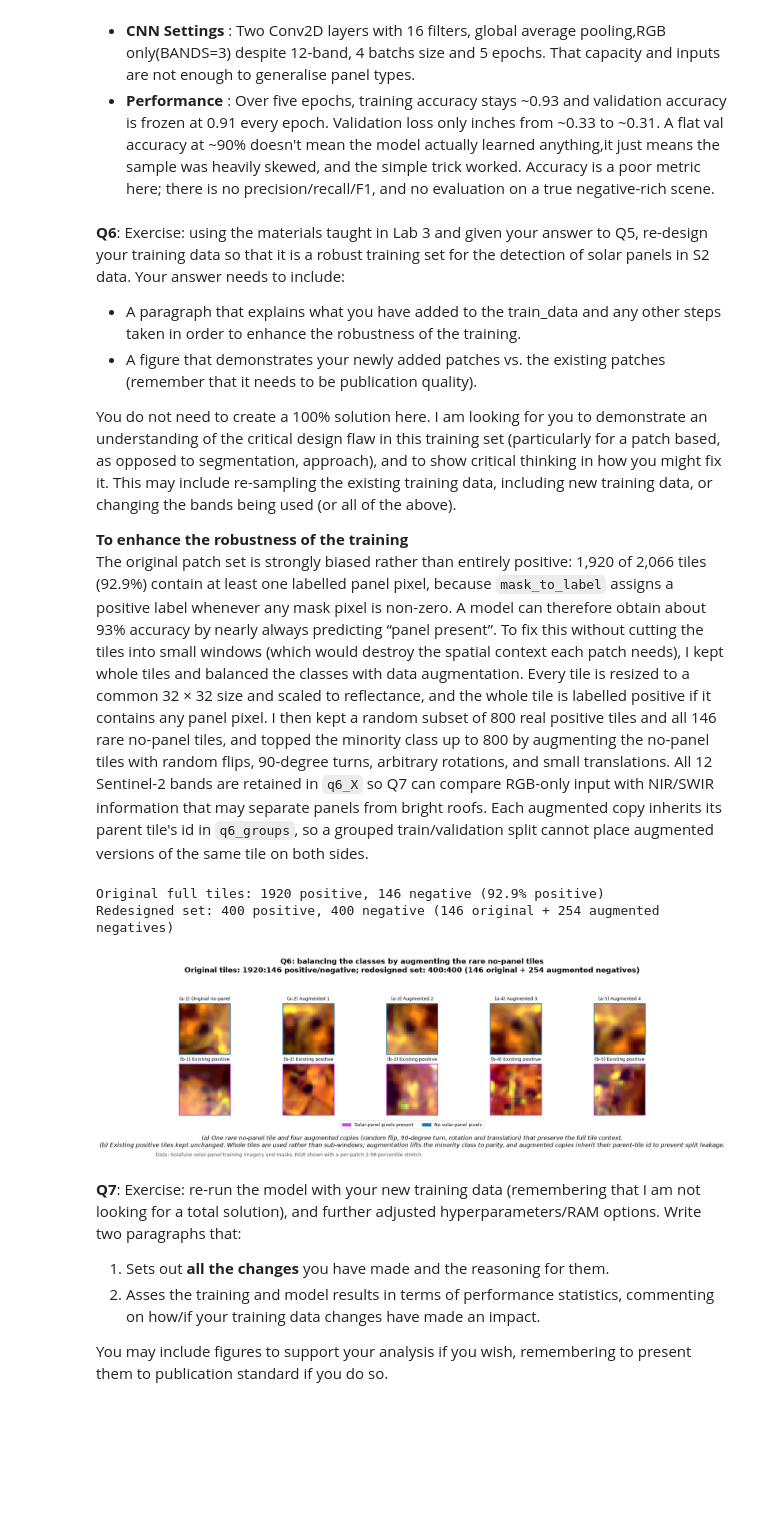
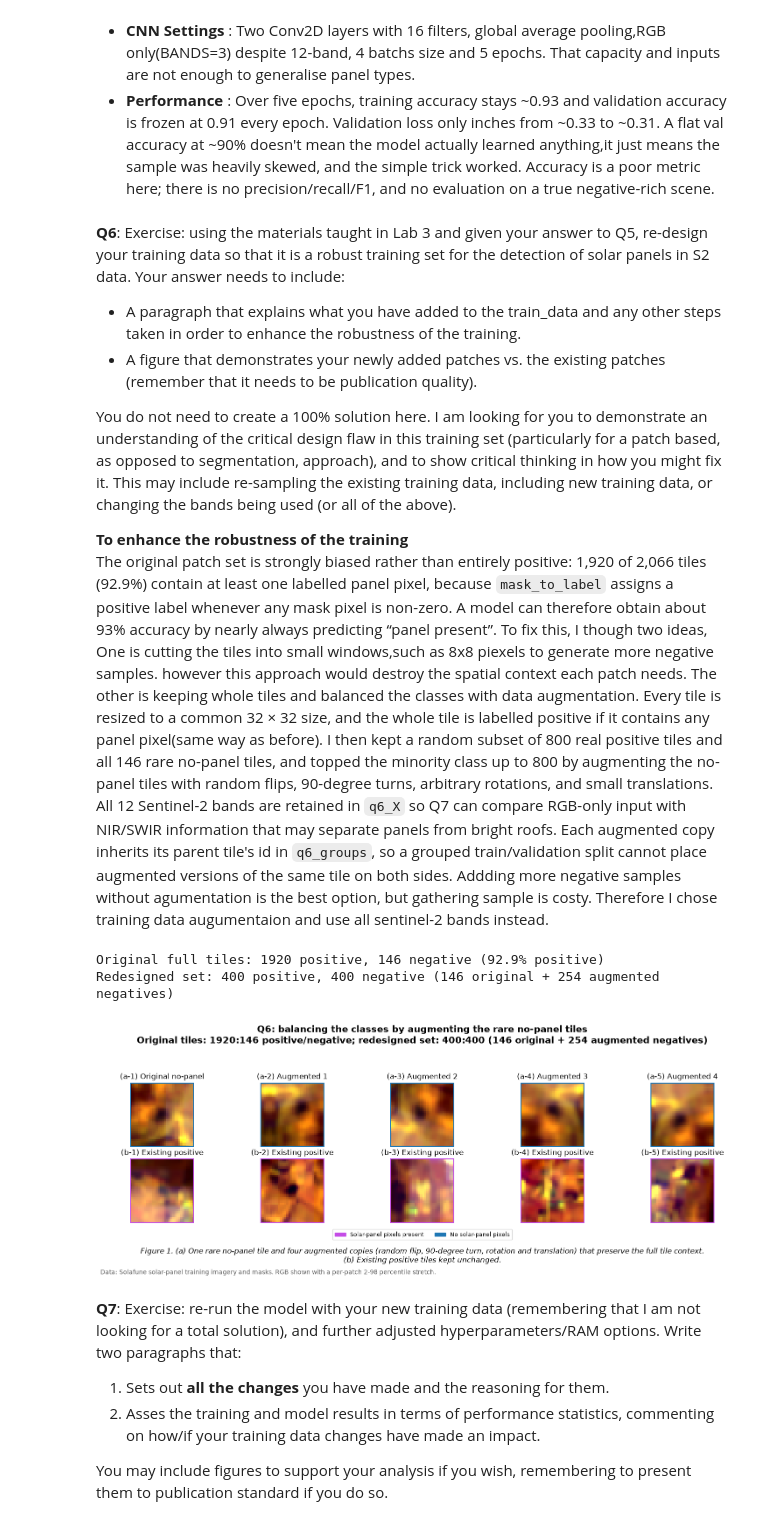
Before and after one commit to dongwook-uoa/SatelliteDataAI-UOA, a Jupyter notebook: Lab-Notebooks/761_Lab4.ipynb, the cells around one changed output. Drawn from its saved outputs; the diff is of its cells as text; code cells hidden in the pictures; blank space fills up the shorter version.

```diff
--- a/Lab-Notebooks/761_Lab4.ipynb
+++ b/Lab-Notebooks/761_Lab4.ipynb
@@ -514,7 +514,7 @@ Remembering that this is a effectively still a toy CNN with tiny data, we can se
 You do not need to create a 100% solution here. I am looking for you to demonstrate an understanding of the critical design flaw in this training set (particularly for a patch based, as opposed to segmentation, approach), and to show critical thinking in how you might fix it. This may include re-sampling the existing training data, including new training data, or changing the bands being used (or all of the above).
 
 **To enhance the robustness of the training**
-The original patch set is strongly biased rather than entirely positive: 1,920 of 2,066 tiles (92.9%) contain at least one labelled panel pixel, because `mask_to_label` assigns a positive label whenever any mask pixel is non-zero. A model can therefore obtain about 93% accuracy by nearly always predicting “panel present”. To fix this without cutting the tiles into small windows (which would destroy the spatial context each patch needs), I kept whole tiles and balanced the classes with data augmentation. Every tile is resized to a common 32 × 32 size and scaled to reflectance, and the whole tile is labelled positive if it contains any panel pixel. I then kept a random subset of 800 real positive tiles and all 146 rare no-panel tiles, and topped the minority class up to 800 by augmenting the no-panel tiles with random flips, 90-degree turns, arbitrary rotations, and small translations. All 12 Sentinel-2 bands are retained in `q6_X` so Q7 can compare RGB-only input with NIR/SWIR information that may separate panels from bright roofs. Each augmented copy inherits its parent tile's id in `q6_groups`, so a grouped train/validation split cannot place augmented versions of the same tile on both sides.
+The original patch set is strongly biased rather than entirely positive: 1,920 of 2,066 tiles (92.9%) contain at least one labelled panel pixel, because `mask_to_label` assigns a positive label whenever any mask pixel is non-zero. A model can therefore obtain about 93% accuracy by nearly always predicting “panel present”. To fix this, I though two ideas, One is cutting the tiles into small windows,such as 8x8 piexels to generate more negative samples. however this approach would destroy the spatial context each patch needs. The other is keeping whole tiles and balanced the classes with data augmentation. Every tile is resized to a common 32 × 32 size, and the whole tile is labelled positive if it contains any panel pixel(same way as before). I then kept a random subset of 800 real positive tiles and all 146 rare no-panel tiles, and topped the minority class up to 800 by augmenting the no-panel tiles with random flips, 90-degree turns, arbitrary rotations, and small translations. All 12 Sentinel-2 bands are retained in `q6_X` so Q7 can compare RGB-only input with NIR/SWIR information that may separate panels from bright roofs. Each augmented copy inherits its parent tile's id in `q6_groups`, so a grouped train/validation split cannot place augmented versions of the same tile on both sides. Addding more negative samples without agumentation is the best option, but gathering sample is costy. Therefore I chose training data augumentaion and use all sentinel-2 bands instead.
 # %%
 # Q6: balance the classes by augmenting the minority (no-panel) full tiles
 import matplotlib.pyplot as plt
@@ -641,7 +641,7 @@ for col_index in range(5):
         (-0.5, -0.5), Q6_PATCH_SIZE, Q6_PATCH_SIZE,
         linewidth=3, edgecolor=q6_neg_colour, facecolor='none',
     ))
-    ax.set_title(f'(a-{col_index + 1}) {q6_neg_titles[col_index]}', fontsize=9)
+    ax.set_title(f'(a-{col_index + 1}) {q6_neg_titles[col_index]}', fontsize=12)
     ax.axis('off')
 
 for col_index in range(5):
@@ -651,7 +651,7 @@ for col_index in range(5):
         (-0.5, -0.5), Q6_PATCH_SIZE, Q6_PATCH_SIZE,
         linewidth=3, edgecolor=q6_pos_colour, facecolor='none',
     ))
-    ax.set_title(f'(b-{col_index + 1}) Existing positive', fontsize=9)
+    ax.set_title(f'(b-{col_index + 1}) Existing positive', fontsize=12)
     ax.axis('off')
 
 legend_patches = [
@@ -660,37 +660,36 @@ legend_patches = [
 ]
 fig.legend(
     handles=legend_patches,
     loc='lower center', ncol=2, fontsize=9, frameon=True,
     bbox_to_anchor=(0.5, 0.13),
 )
 fig.suptitle(
     'Q6: balancing the classes by augmenting the rare no-panel tiles\n'
     f'Original tiles: {original_positive_count}:{original_negative_count} positive/negative; '
     f'redesigned set: {len(q6_pos_patches)}:{len(q6_neg_patches)} '
     f'({n_original_neg} original + {n_augmented_neg} augmented negatives)',
     fontsize=15, fontweight='bold', y=0.96,
 )
 fig.text(
     0.5, 0.055,
-    '(a) One rare no-panel tile and four augmented copies (random flip, 90-degree turn, rotation and translation) '
+    'Figure 1. (a) One rare no-panel tile and four augmented copies (random flip, 90-degree turn, rotation and translation) '
     'that preserve the full tile context.\n'
-    '(b) Existing positive tiles kept unchanged. Whole tiles are used rather than sub-windows; augmentation lifts the '
-    'minority class to parity, and augmented copies inherit their parent-tile id to prevent split leakage.',
+    '(b) Existing positive tiles kept unchanged.',
     ha='center', fontsize=12, style='italic',
 )
 fig.text(
     0.01, 0.01,
     'Data: Solafune solar-panel training imagery and masks. RGB shown with a per-patch 2-98 percentile stretch.',
     ha='left', fontsize=10, color='0.35',
 )
 
 plt.tight_layout(rect=[0, 0.18, 1, 0.90])
 fig.savefig('figures/lab4_q6_positive_negative_patches.png', dpi=300, bbox_inches='tight')
 plt.show()
 # %% [output]
 Original full tiles: 1920 positive, 146 negative (92.9% positive)
 Redesigned set: 400 positive, 400 negative (146 original + 254 augmented negatives)
-[figure, old version]
+[figure, new version]
 # %% [markdown]
 **Q7**: Exercise: re-run the model with your new training data (remembering that I am not looking for a total solution), and further adjusted hyperparameters/RAM options. Write two paragraphs that:
 1. Sets out **all the changes** you have made and the reasoning for them.
```
Also changed, not shown: parts of 2 cells of this notebook, 1 other file.
